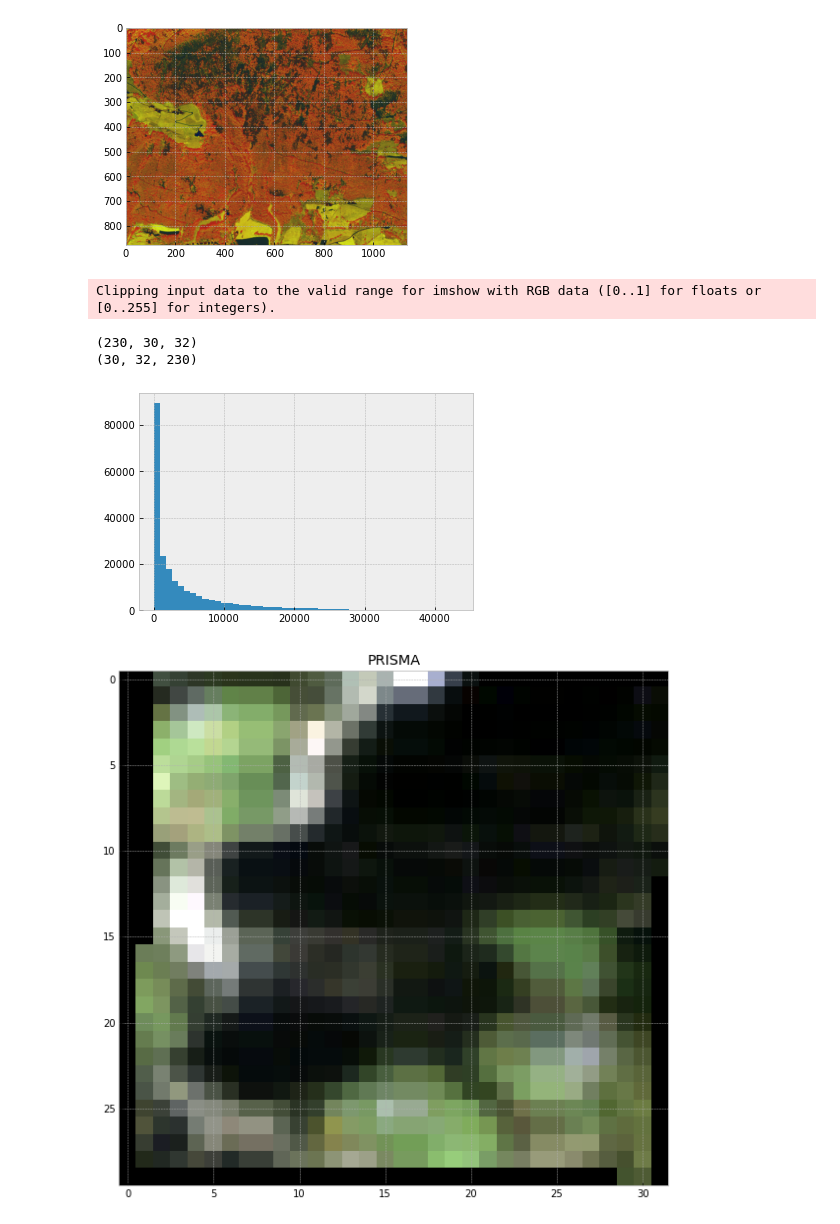
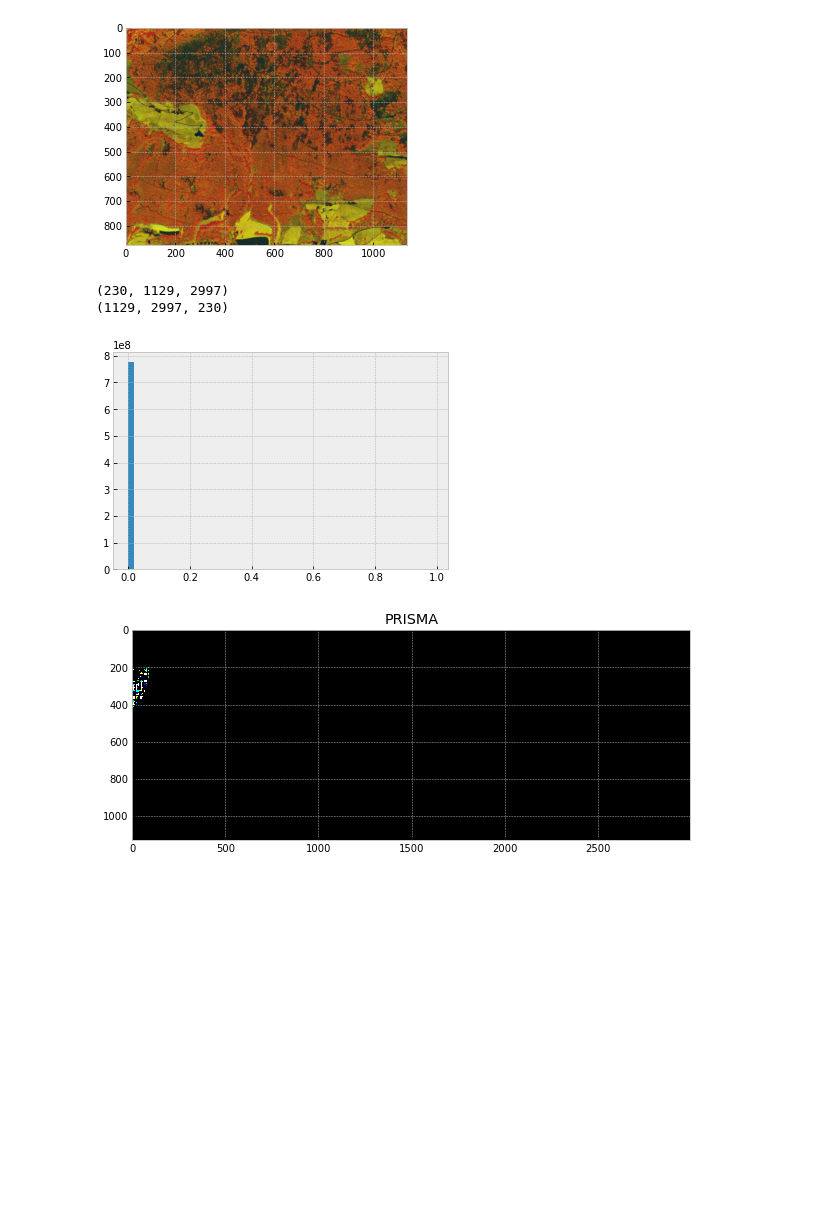
Before and after one commit to AlessandroAustoni/Satellite_Bark_Beetle_Detection, a Jupyter notebook: pre-preocessing.ipynb, the cells around one changed output. Drawn from its saved outputs; the diff is of its cells as text; code cells hidden in the pictures; blank space fills up the shorter version.

```diff
--- a/pre-preocessing.ipynb
+++ b/pre-preocessing.ipynb
@@ -28,18 +30,19 @@ finished = True #if all preprocessing steps are finished, this variable is used
 # %%
 path_l2d = "../DATABASE/"
 image_path='../DATABASE/images/'
-PRISMA_path="../DATABASE/PRISMA"
+PRISMA_path="../DATABASE/PRISMA/"
+aerial_path="../DATABASE/aerial/"
 name='Gad161022'
 name_img_prs=prs_list[name]
 tstart_prs=prs_list[name][0]
 tend_prs=prs_list[name][1]
-filename=path_l2d+'PRS_L2D_STD_'+tstart_prs+'_'+tend_prs+'_0001'
+filename=PRISMA_path+'PRS_L2D_STD_'+tstart_prs+'_'+tend_prs+'_0001'
 print(tstart_prs)
 # %% [output]
 20221016102331
 # %%
 #read PRISMA raw data and export it as GEOTIFF (to keep georeferenced meta data)
-y, x, vwl, swl, vrf, srf, info = read_prs_l2d(path_l2d, tstart_prs, tend_prs)
+y, x, vwl, swl, vrf, srf, info = read_prs_l2d(PRISMA_path, tstart_prs, tend_prs)
 print('before merge: '+str(np.shape(vrf))+str(np.shape(srf)))
 wl_prs = np.append(vwl,swl)
 # %% [output]
@@ -108,35 +111,34 @@ ImageView object:
 [figure]
 # %%
 
-    src = rio.open(path_l2d+name+'_cube_coreg_intersected_area5.tif')
+    src = rio.open(PRISMA_path+'Gad_ref_UTM32N_COREG_AREA5.tif')
     prs_intersected_cube=src.read()
     src.close()
     print(np.shape(prs_intersected_cube))
     prs_intersected_cube=np.moveaxis(prs_intersected_cube,0,2)
     print(np.shape(prs_intersected_cube))
     wav=np.load(path_l2d+'/'+name+'_wl.npy')
     rgb = make_rgb_dc(prs_intersected_cube[:,:,:62],wav)
     plt.figure()
     plt.hist(prs_intersected_cube.ravel(),bins=50)
     if make_plots is True:
         plt.figure(figsize=(10,10))
         """
         #uncomment if histogram stretch is needed (enhance image contrast accorsingly to the histogram of the reflectance values)
         down_threshold=0.1
         rgb[rgb<down_threshold]=down_threshold
         rgb=rgb-down_threshold
 
         threshold=1.2
         rgb[rgb>threshold]=threshold
         rgb=rgb/threshold
         """
         plt.title('PRISMA')
         plt.imshow(rgb)
 # %% [output]
-Clipping input data to the valid range for imshow with RGB data ([0..1] for floats or [0..255] for integers).
+(230, 1129, 2997)
+(1129, 2997, 230)
-(230, 30, 32)
-(30, 32, 230)
-[figure, old version]
+[figure, new version]
-[figure, old version]
+[figure, new version]
 # %%
 
```
Also changed, not shown: parts of 17 cells of this notebook, 5 other files.
